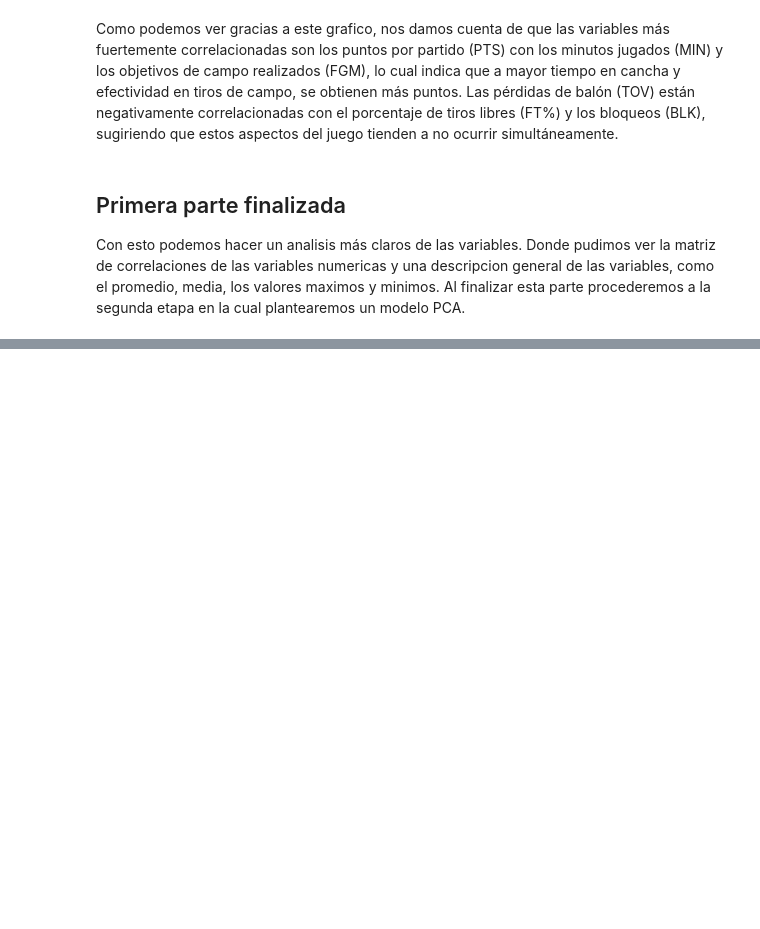
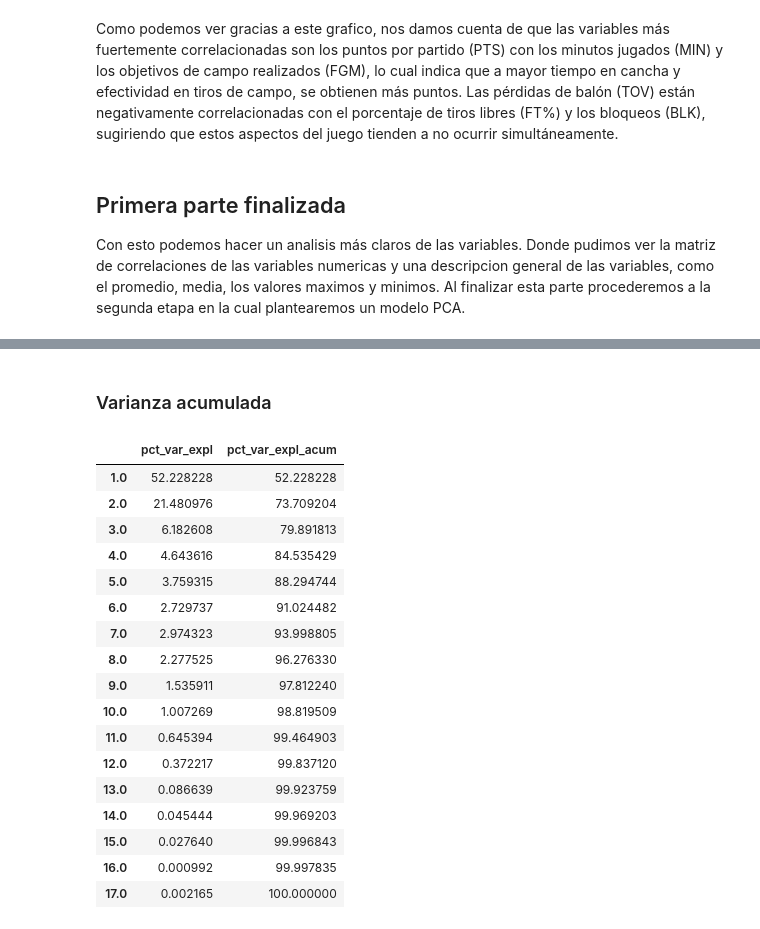
Before and after one commit to Ganimidees/Ciencia-de-datos-Examen, a Jupyter notebook: Examen.ipynb, the cells around one changed output, grey strips where cells are left out. Cells and saved outputs as stored; diff of their text form; code cells hidden in the pictures; blank space fills up the shorter version.

```diff
--- a/Examen.ipynb
+++ b/Examen.ipynb
@@ -131,0 +215,13 @@ Con esto podemos hacer un analisis más claros de las variables. Donde pudimos v
+# %%
+#@title Obtener los autovalores y aplicar índice KMO
+autovalores = np.linalg.eigvals(np.corrcoef(df_data_std.T))
+
+print(f'Los autovalores son los siguientes: {autovalores}')
+
+# Filtro limite KMO
+autovalores_kaiser = autovalores[autovalores>=0.8]
+
+# Cantidad autovalores
+cantidad_autovalores_kaiser = len(autovalores_kaiser)
+print('\n')
+print(f'La cantidad de componentes a utilizar asciende a {cantidad_autovalores_kaiser}')
@@ -131,0 +237,41 @@ Con esto podemos hacer un analisis más claros de las variables. Donde pudimos v
+# %% [markdown]
+### Varianza acumulada
+# %%
+#@title Varianza acumulada
+varianza_explicada=[]
+varianza_explicada_acum =[]
+
+# Loop para capturar la varianza explicada y la varianza explicada acumulada
+for i in autovalores:
+    varianza_explicada.append((i)/sum(autovalores)*100)
+    varianza_explicada_acum.append(sum(varianza_explicada))
+
+
+# Generar DataFrame
+matriz_var_expl = pd.DataFrame({'pct_var_expl': varianza_explicada,
+                                'pct_var_expl_acum': varianza_explicada_acum
+                               },
+                               index=np.linspace(1,len(autovalores), len(autovalores)))
+
+
+# Visualizar matriz, solamente la cantidad de componentes sugerido el criterio de Kaiser.
+matriz_var_expl.iloc[:,0:cantidad_autovalores_kaiser]
+# %% [output]
+|  | pct_var_expl | pct_var_expl_acum |
+| 1.0 | 52.228228 | 52.228228 |
+| 2.0 | 21.480976 | 73.709204 |
+| 3.0 | 6.182608 | 79.891813 |
+| 4.0 | 4.643616 | 84.535429 |
+| 5.0 | 3.759315 | 88.294744 |
+| 6.0 | 2.729737 | 91.024482 |
+| 7.0 | 2.974323 | 93.998805 |
+| 8.0 | 2.277525 | 96.276330 |
+| 9.0 | 1.535911 | 97.812240 |
+| 10.0 | 1.007269 | 98.819509 |
+| 11.0 | 0.645394 | 99.464903 |
+| 12.0 | 0.372217 | 99.837120 |
+| 13.0 | 0.086639 | 99.923759 |
+| 14.0 | 0.045444 | 99.969203 |
+| 15.0 | 0.027640 | 99.996843 |
+| 16.0 | 0.000992 | 99.997835 |
+| 17.0 | 0.002165 | 100.000000 |
```
Also changed, not shown: parts of 21 cells of this notebook.
